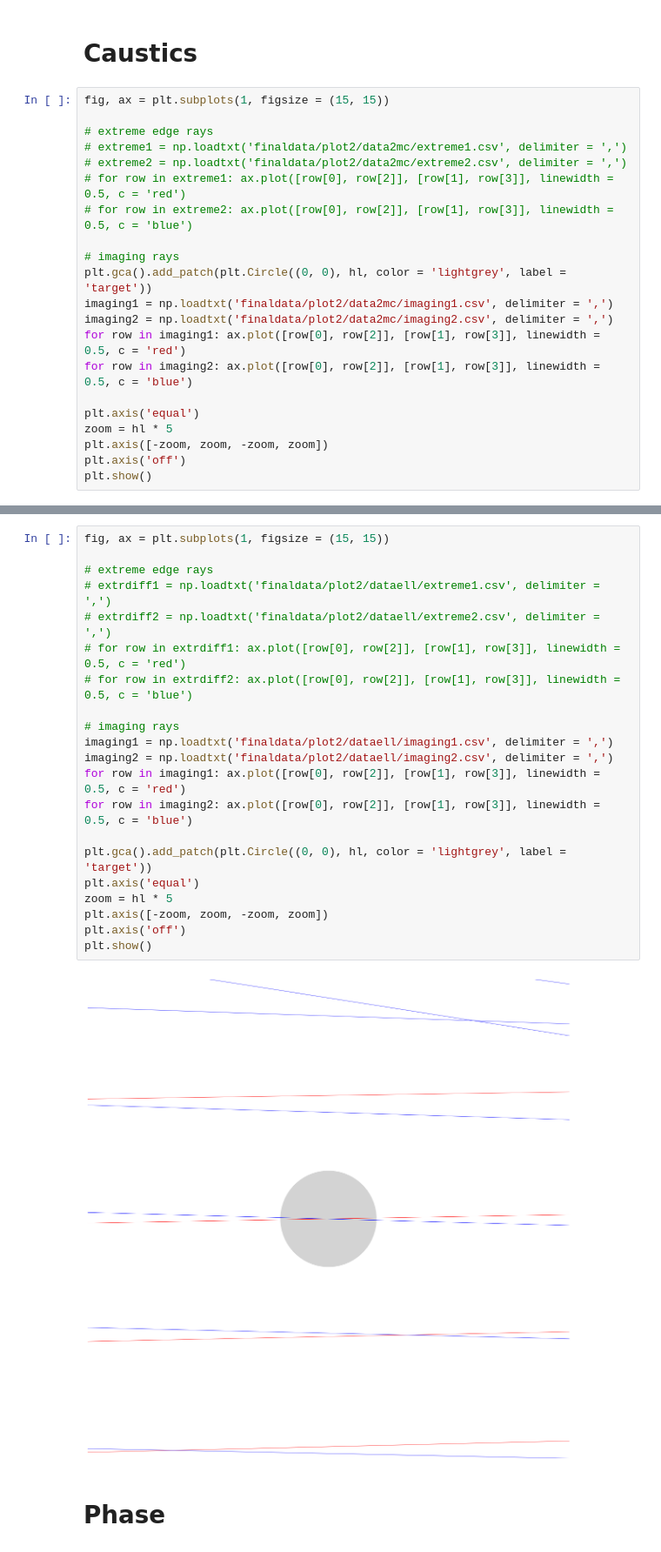
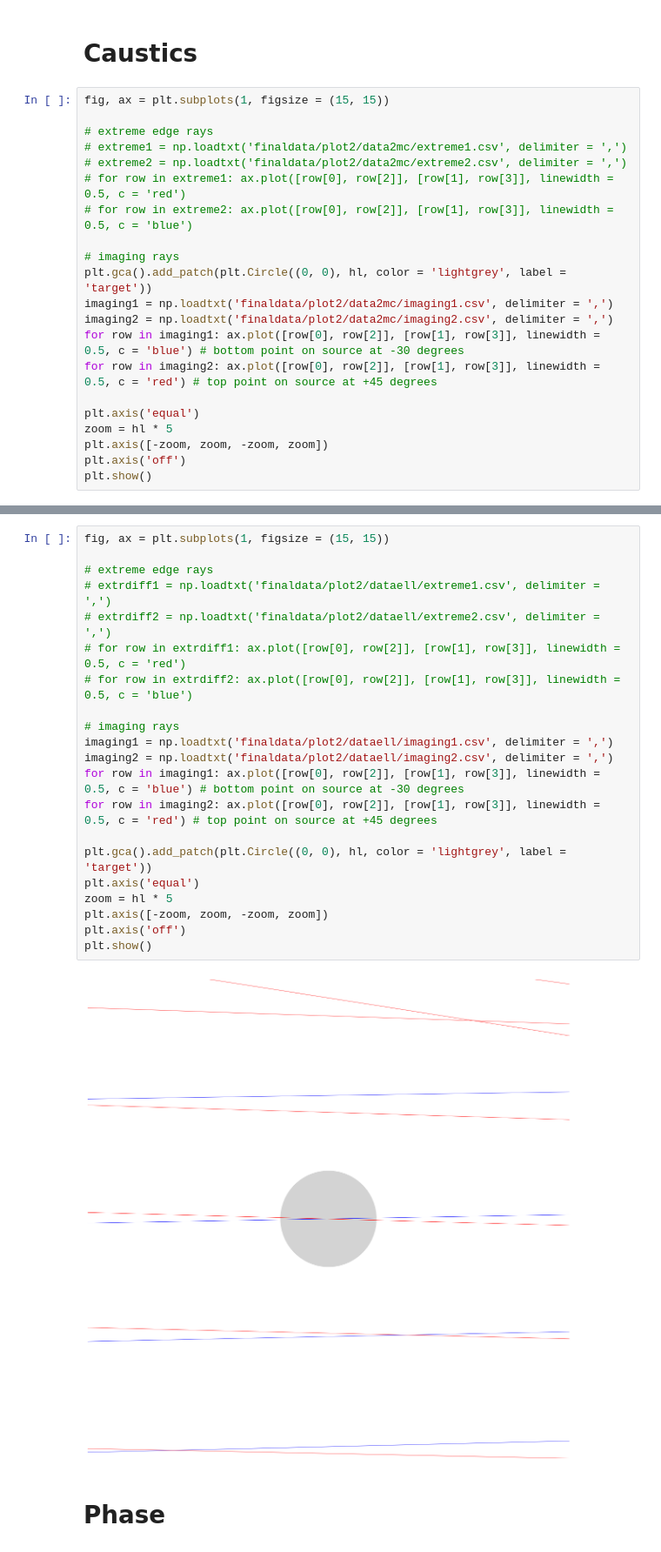
Before and after one commit to ssteinberg/solar_optical_concentrator, a Jupyter notebook: plotfin2.ipynb, the cells around one changed output, grey strips where cells are left out. Shown at 87% size. Cells and saved outputs as stored; diff of their text form.

```diff
--- a/plotfin2.ipynb
+++ b/plotfin2.ipynb
@@ -73,8 +73,8 @@ fig, ax = plt.subplots(1, figsize = (15, 15))
 plt.gca().add_patch(plt.Circle((0, 0), hl, color = 'lightgrey', label = 'target'))
 imaging1 = np.loadtxt('finaldata/plot2/data2mc/imaging1.csv', delimiter = ',')
 imaging2 = np.loadtxt('finaldata/plot2/data2mc/imaging2.csv', delimiter = ',')
-for row in imaging1: ax.plot([row[0], row[2]], [row[1], row[3]], linewidth = 0.5, c = 'red')
-for row in imaging2: ax.plot([row[0], row[2]], [row[1], row[3]], linewidth = 0.5, c = 'blue')
+for row in imaging1: ax.plot([row[0], row[2]], [row[1], row[3]], linewidth = 0.5, c = 'blue') # bottom point on source at -30 degrees
+for row in imaging2: ax.plot([row[0], row[2]], [row[1], row[3]], linewidth = 0.5, c = 'red') # top point on source at +45 degrees
 
 plt.axis('equal')
 zoom = hl * 5
@@ -86,26 +86,26 @@ plt.show()
 # %%
 fig, ax = plt.subplots(1, figsize = (15, 15))
 
 # extreme edge rays
 # extrdiff1 = np.loadtxt('finaldata/plot2/dataell/extreme1.csv', delimiter = ',')
 # extrdiff2 = np.loadtxt('finaldata/plot2/dataell/extreme2.csv', delimiter = ',')
 # for row in extrdiff1: ax.plot([row[0], row[2]], [row[1], row[3]], linewidth = 0.5, c = 'red')
 # for row in extrdiff2: ax.plot([row[0], row[2]], [row[1], row[3]], linewidth = 0.5, c = 'blue')
 
 # imaging rays
 imaging1 = np.loadtxt('finaldata/plot2/dataell/imaging1.csv', delimiter = ',')
 imaging2 = np.loadtxt('finaldata/plot2/dataell/imaging2.csv', delimiter = ',')
-for row in imaging1: ax.plot([row[0], row[2]], [row[1], row[3]], linewidth = 0.5, c = 'red')
-for row in imaging2: ax.plot([row[0], row[2]], [row[1], row[3]], linewidth = 0.5, c = 'blue')
+for row in imaging1: ax.plot([row[0], row[2]], [row[1], row[3]], linewidth = 0.5, c = 'blue') # bottom point on source at -30 degrees
+for row in imaging2: ax.plot([row[0], row[2]], [row[1], row[3]], linewidth = 0.5, c = 'red') # top point on source at +45 degrees
 
 plt.gca().add_patch(plt.Circle((0, 0), hl, color = 'lightgrey', label = 'target'))
 plt.axis('equal')
 zoom = hl * 5
 plt.axis([-zoom, zoom, -zoom, zoom])
 plt.axis('off')
 plt.show()
 # %% [output]
-[figure, old version]
+[figure, new version]
 # %% [markdown]
 # Phase
 # %%
```
Also changed, not shown: parts of 1 cell of this notebook, 4 other files.
